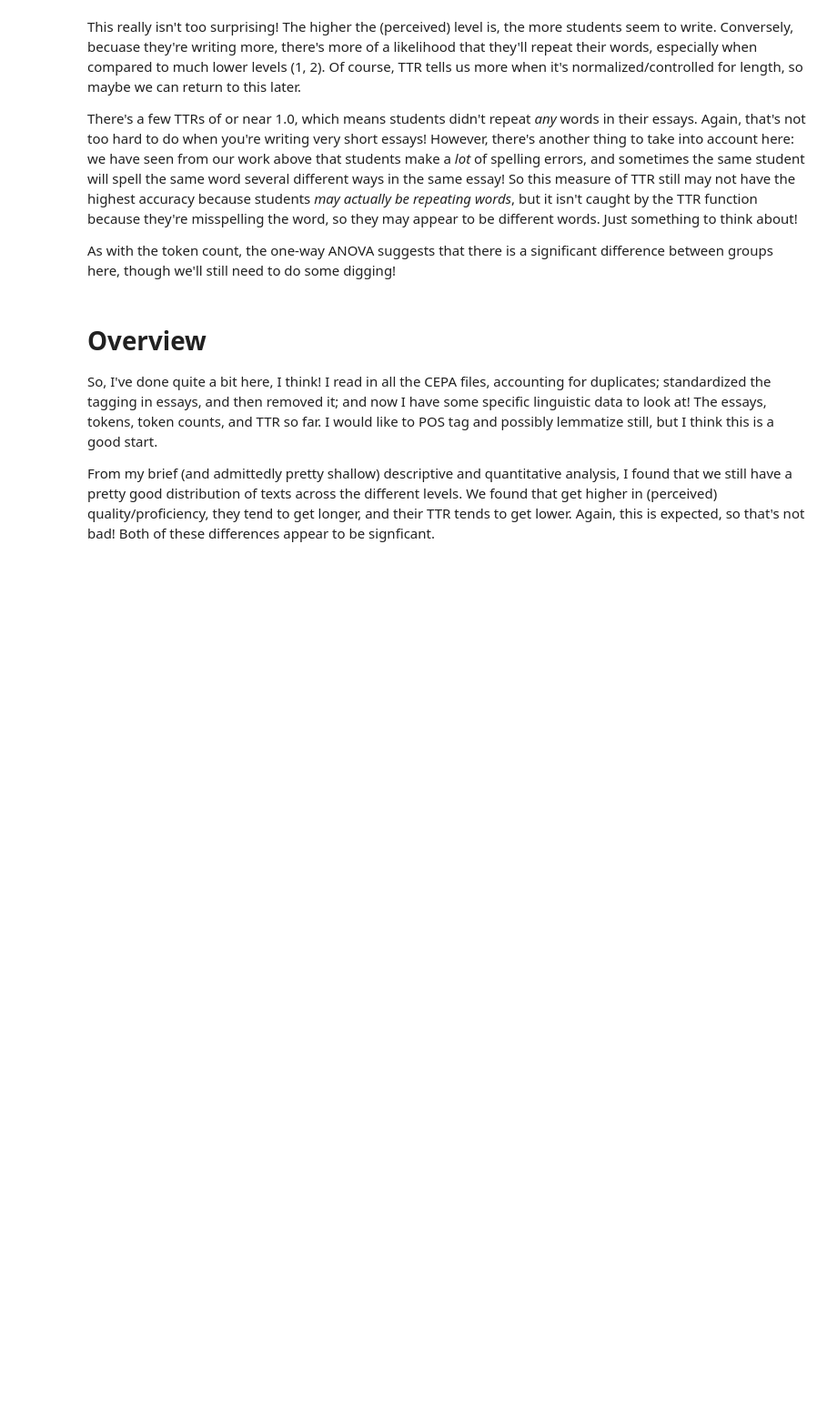
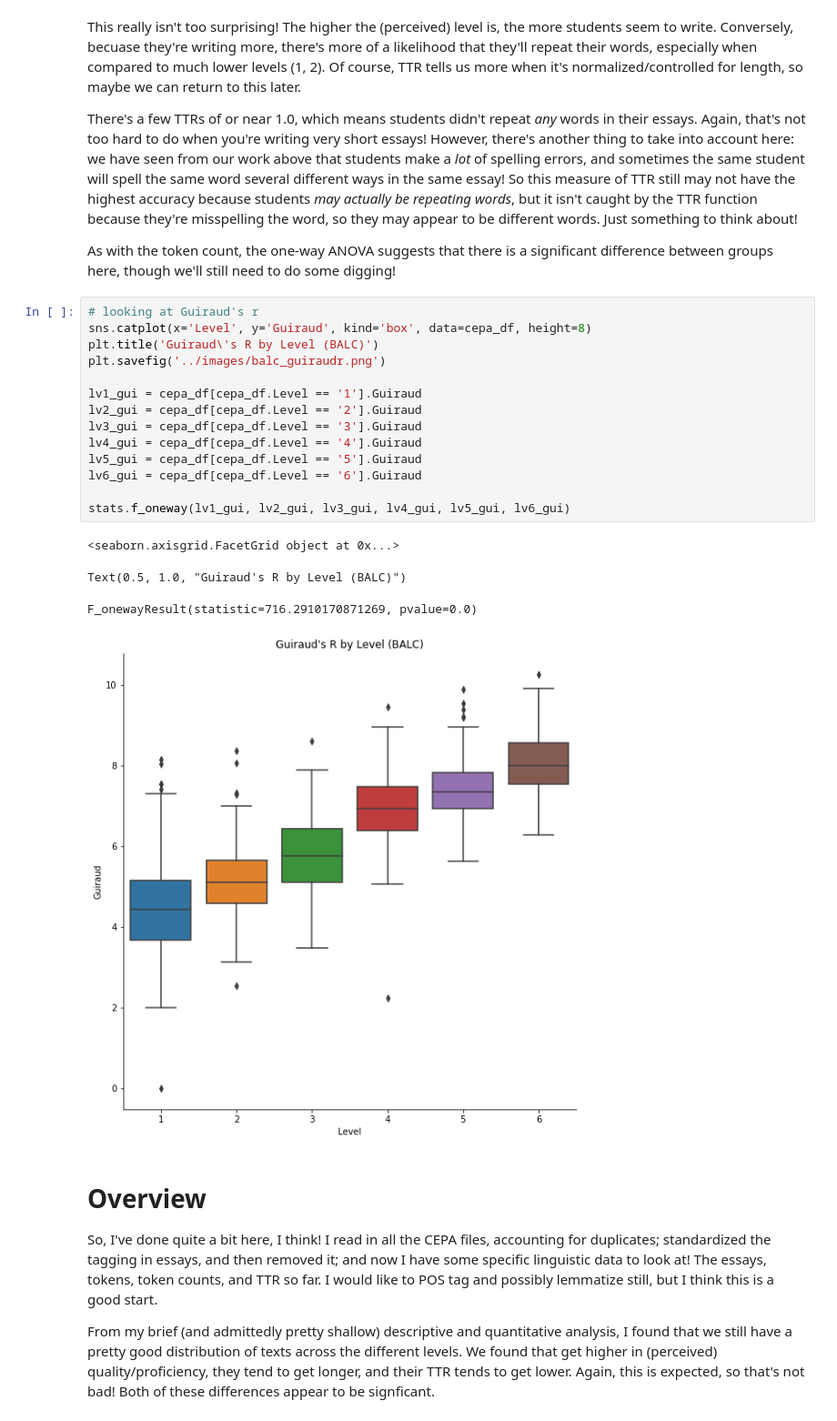
Before and after one commit to Data-Science-for-Linguists-2019/ESL-Article-Acquisition, a Jupyter notebook: exploratory-analysis/BALC_clean.ipynb, the cells around one changed output. Shown: that part at 91% size. Cells and saved outputs as stored; diff of their text form; blank space fills up the shorter version.

```diff
--- a/exploratory-analysis/BALC_clean.ipynb
+++ b/exploratory-analysis/BALC_clean.ipynb
@@ -579,6 +613,25 @@ This really isn't too surprising! The higher the (perceived) level is, the more
 There's a few TTRs of or near 1.0, which means students didn't repeat _any_ words in their essays. Again, that's not too hard to do when you're writing very short essays! However, there's another thing to take into account here: we have seen from our work above that students make a _lot_ of spelling errors, and sometimes the same student will spell the same word several different ways in the same essay! So this measure of TTR still may not have the highest accuracy because students _may actually be repeating words_, but it isn't caught by the TTR function because they're misspelling the word, so they may appear to be different words. Just something to think about!
 
 As with the token count, the one-way ANOVA suggests that there is a significant difference between groups here, though we'll still need to do some digging!
+# %%
+# looking at Guiraud's r
+sns.catplot(x='Level', y='Guiraud', kind='box', data=cepa_df, height=8)
+plt.title('Guiraud\'s R by Level (BALC)')
+plt.savefig('../images/balc_guiraudr.png')
+
+lv1_gui = cepa_df[cepa_df.Level == '1'].Guiraud
+lv2_gui = cepa_df[cepa_df.Level == '2'].Guiraud
+lv3_gui = cepa_df[cepa_df.Level == '3'].Guiraud
+lv4_gui = cepa_df[cepa_df.Level == '4'].Guiraud
+lv5_gui = cepa_df[cepa_df.Level == '5'].Guiraud
+lv6_gui = cepa_df[cepa_df.Level == '6'].Guiraud
+
+stats.f_oneway(lv1_gui, lv2_gui, lv3_gui, lv4_gui, lv5_gui, lv6_gui)
+# %% [output]
+<seaborn.axisgrid.FacetGrid object at 0x...>
+Text(0.5, 1.0, "Guiraud's R by Level (BALC)")
+F_onewayResult(statistic=716.2910170871269, pvalue=0.0)
+[figure, added]
 # %% [markdown]
 # Overview
 
```
Also changed, not shown: parts of 9 cells of this notebook.
